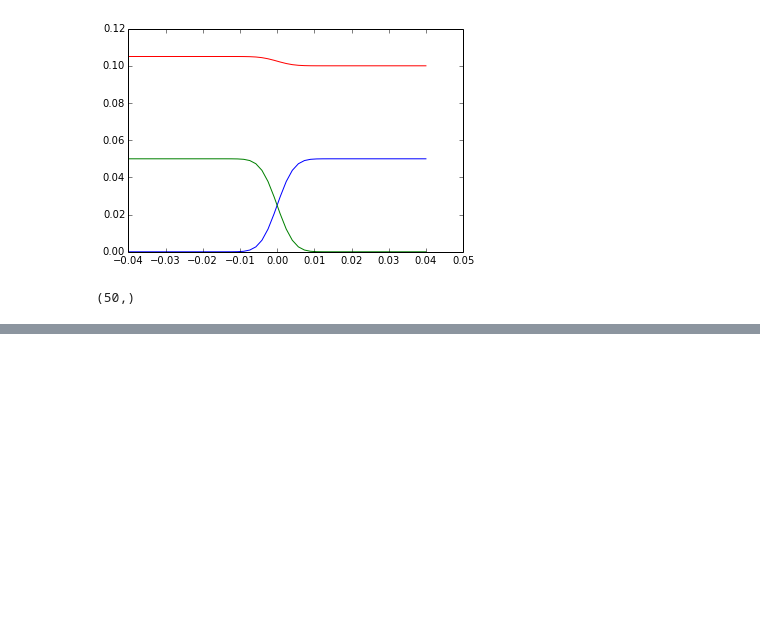
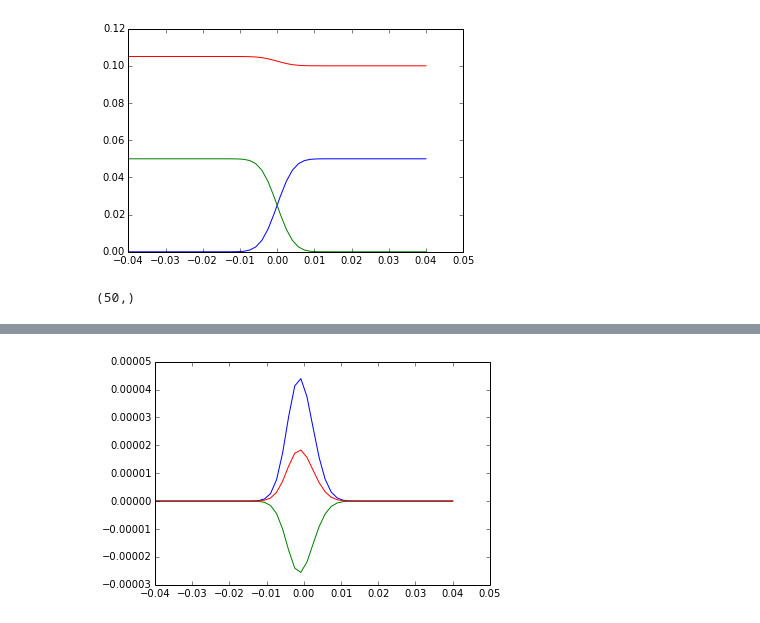
Before and after one commit to lewisamarshall/emigrate, a Jupyter notebook: Tutorial.ipynb, the cells around one changed output, grey strips where cells are left out. Drawn from its saved outputs; the diff is of its cells as text; code cells hidden in the pictures; blank space fills up the shorter version.

```diff
--- a/Tutorial.ipynb
+++ b/Tutorial.ipynb
@@ -43 +51,9 @@ print solver.x.T.shape
+# %%
+solver.set_derivatives()
+solver.adaptive_grid = False
+for i in range(3):
+    plot(system.domain, solver.flux()[i,:])
+show()
+# %% [output]
+[figure, added]
 # %%
```
Also changed, not shown: parts of 3 cells of this notebook, 1 other file.
